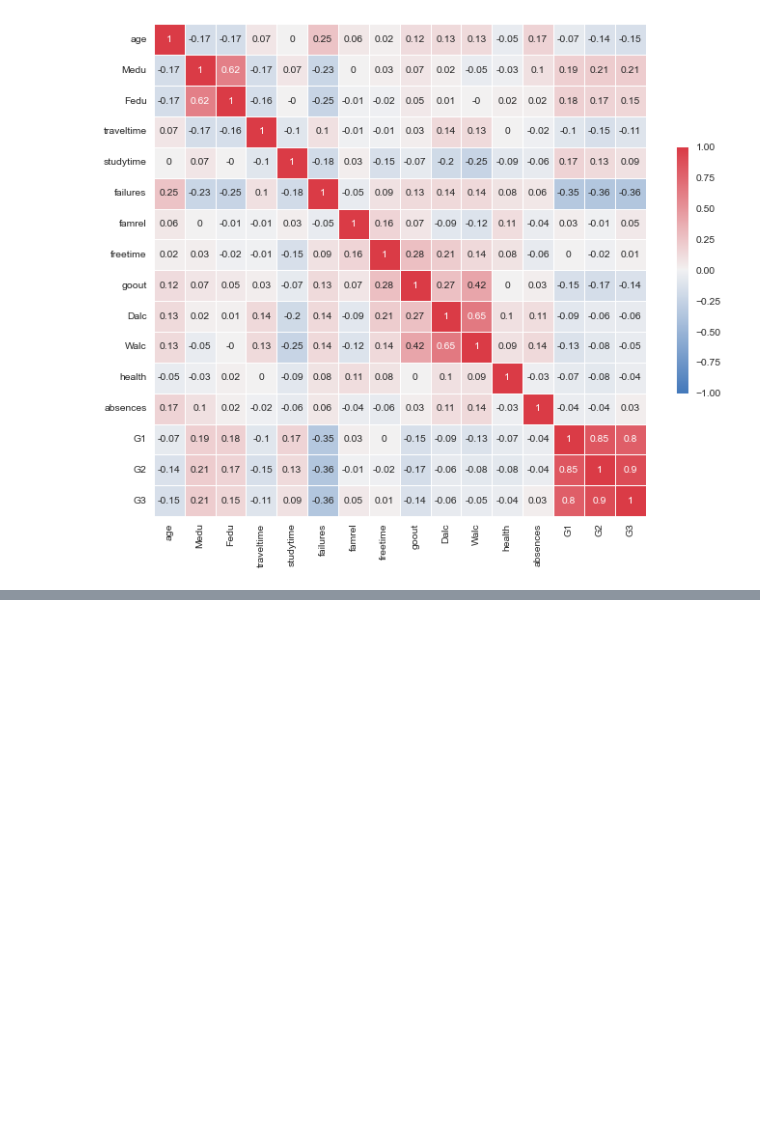
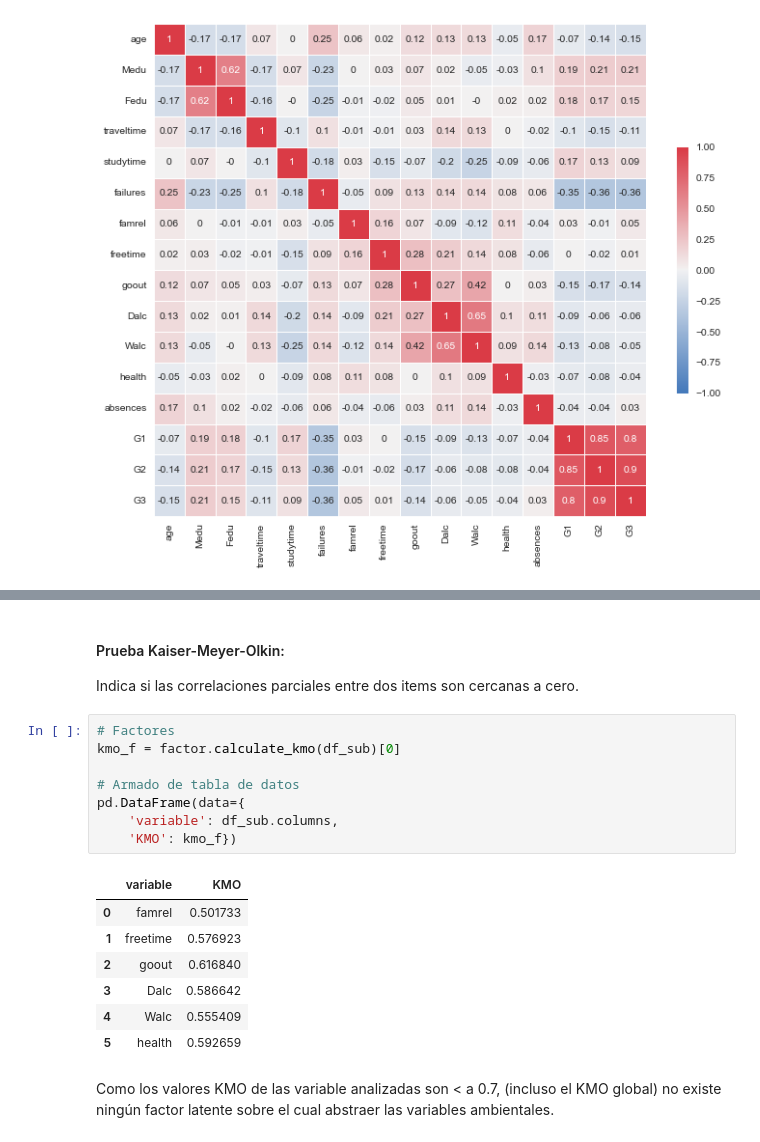
Before and after one commit to antosource/CursoDataScience, a Jupyter notebook: FundamentosDataScience/PruebaSalida/Hito2/Rendimiento_escolar.ipynb, the cells around one changed output, grey strips where cells are left out. Drawn from its saved outputs; the diff is of its cells as text; blank space fills up the shorter version.

```diff
--- a/FundamentosDataScience/PruebaSalida/Hito2/Rendimiento_escolar.ipynb
+++ b/FundamentosDataScience/PruebaSalida/Hito2/Rendimiento_escolar.ipynb
@@ -312,0 +371,21 @@ sns.heatmap(round(df2.corr(),2),cmap=cmap, annot=True, vmin=-1, vmax=1,
+# %% [markdown]
+#### Prueba Kaiser-Meyer-Olkin:
+Indica si las correlaciones parciales entre dos items son cercanas a cero.
+# %%
+# Factores
+kmo_f = factor.calculate_kmo(df_sub)[0]
+
+# Armado de tabla de datos
+pd.DataFrame(data={
+    'variable': df_sub.columns,
+    'KMO': kmo_f})
+# %% [output]
+|  | variable | KMO |
+| 0 | famrel | 0.501733 |
+| 1 | freetime | 0.576923 |
+| 2 | goout | 0.616840 |
+| 3 | Dalc | 0.586642 |
+| 4 | Walc | 0.555409 |
+| 5 | health | 0.592659 |
+# %% [markdown]
+Como los valores KMO de las variable analizadas son < a 0.7, (incluso el KMO global) no existe ningún factor latente sobre el cual abstraer las variables ambientales.
```
Also changed, not shown: parts of 5 cells of this notebook.
